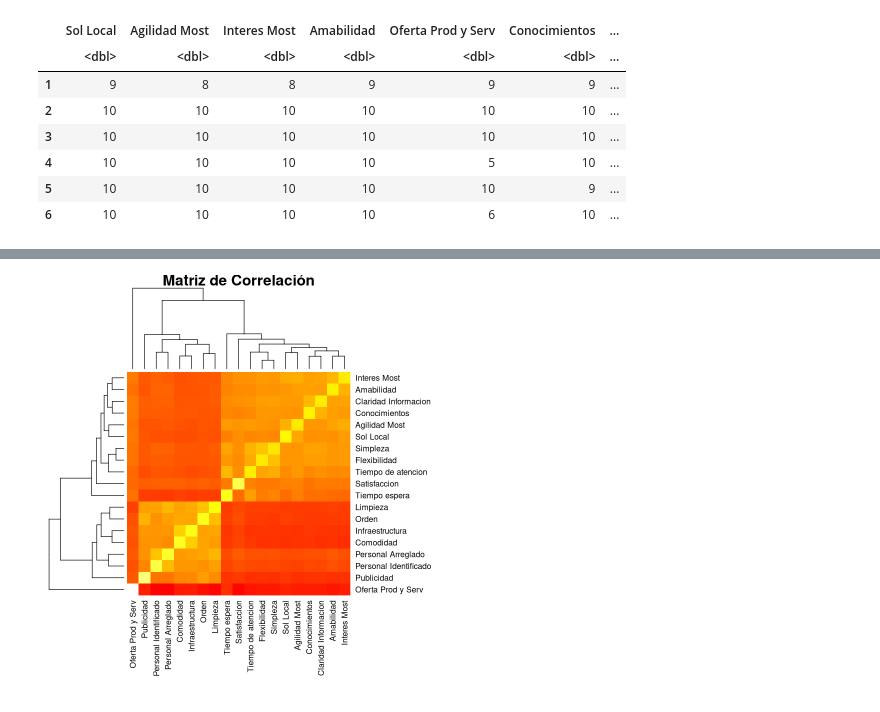
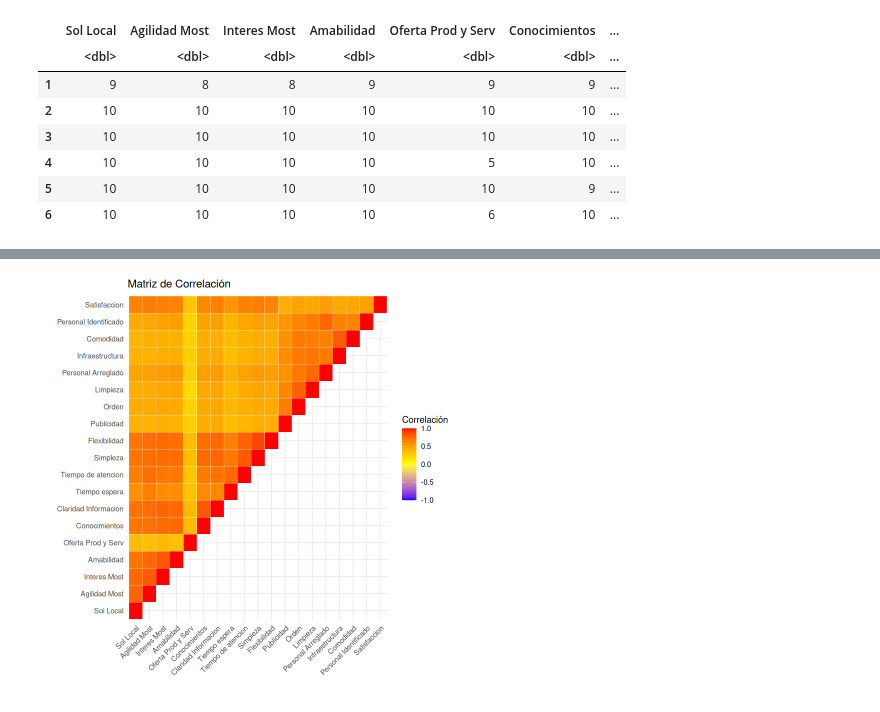
Before and after one commit to codelock54/Client_Satisfaction, a Jupyter notebook: Client_Satisfaction.ipynb, the cells around one changed output, grey strips where cells are left out. Cells and saved outputs as stored; diff of their text form; code cells hidden in the pictures.

```diff
--- a/Client_Satisfaction.ipynb
+++ b/Client_Satisfaction.ipynb
@@ -3,7 +3,7 @@ setwd("./")
 getwd()
 
 library(foreign)
-Data <- read.spss("BASE MODELO DE SATISFACCIÓN - GRUPO 2.sav",to.data.frame=T)
+Data <- read.spss("BASE MODELO DE SATISFACCIÓN - GRUPO 2.sav",to.data.frame=TRUE)
 # %% [output]
 [1] "/home/dev/Documents/ESAN/Multivariado I/Project"
 # %%
@@ -158,8 +122,19 @@ A matrix: 19 × 19 of type dbl
-# %%
-heatmap(corr_matrix,
-        main = "Matriz de Correlación",
-        col = heat.colors(256),
-        scale = "column",
-        margins = c(10, 10))
-# %% [output]
-[figure, removed]
+# %%
+library(ggplot2)
+library(reshape2)
+
+corr_matrix <- cor(Data, use = "pairwise.complete.obs")
+corr_matrix[lower.tri(corr_matrix)] <- NA
+corr_melted <- melt(corr_matrix, na.rm = TRUE)
+
+ggplot(corr_melted, aes(Var1, Var2, fill = value)) +
+  geom_tile(color = "white") +
+  scale_fill_gradient2(low = "blue", high = "red", mid = "yellow",
+                       midpoint = 0, limit = c(-1, 1),
+                       name = "Correlación") +
+  theme_minimal() +
+  theme(axis.text.x = element_text(angle = 45, vjust = 1,
+                                   hjust = 1)) +
+  labs(title = "Matriz de Correlación", x = "", y = "")
+# %% [output]
+[figure, added]
```
Also changed, not shown: parts of 8 cells of this notebook.
